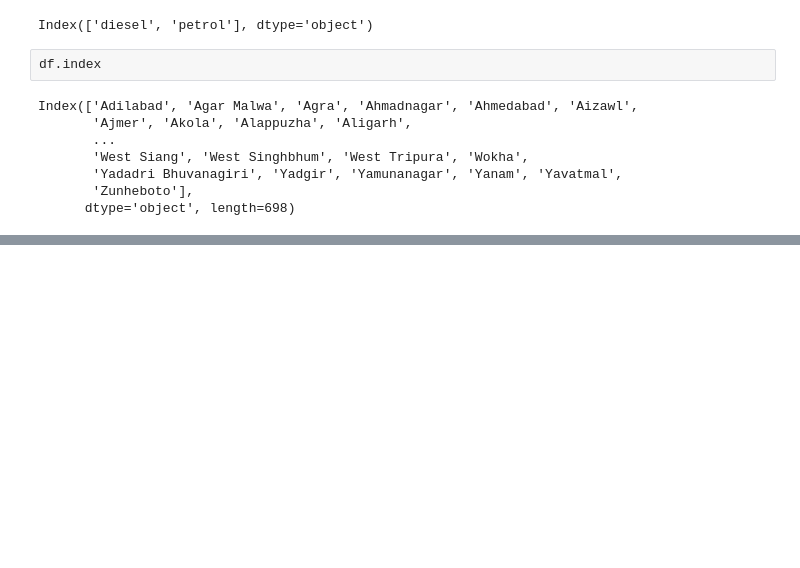
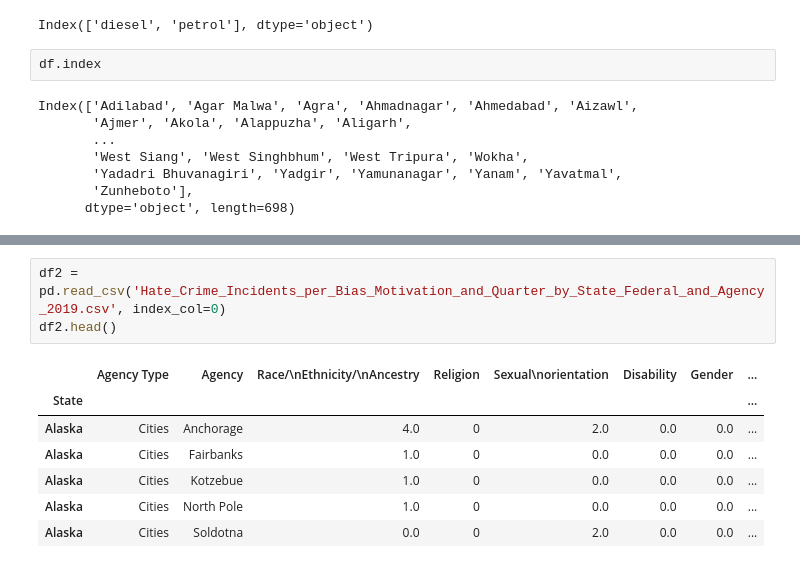
Before and after one commit to BurtonBarnes/Indian_Gas_Prices, a Jupyter notebook: exploration.ipynb, the cells around one changed output, grey strips where cells are left out. Drawn from its saved outputs; the diff is of its cells as text; blank space fills up the shorter version.

```diff
--- a/exploration.ipynb
+++ b/exploration.ipynb
@@ -81,0 +104,11 @@ Index(['Adilabad', 'Agar Malwa', 'Agra', 'Ahmadnagar', 'Ahmedabad', 'Aizawl',
+# %%
+df2 = pd.read_csv('Hate_Crime_Incidents_per_Bias_Motivation_and_Quarter_by_State_Federal_and_Agency_2019.csv', index_col=0)
+df2.head()
+# %% [output]
+|  | Agency Type | Agency | Race/\nEthnicity/\nAncestry | Religion | Sexual\norientation | Disability | Gender | ... |
+| State |  |  |  |  |  |  |  | ... |
+| Alaska | Cities | Anchorage | 4.0 | 0 | 2.0 | 0.0 | 0.0 | ... |
+| Alaska | Cities | Fairbanks | 1.0 | 0 | 0.0 | 0.0 | 0.0 | ... |
+| Alaska | Cities | Kotzebue | 1.0 | 0 | 0.0 | 0.0 | 0.0 | ... |
+| Alaska | Cities | North Pole | 1.0 | 0 | 0.0 | 0.0 | 0.0 | ... |
+| Alaska | Cities | Soldotna | 0.0 | 0 | 2.0 | 0.0 | 0.0 | ... |
```
Also changed, not shown: parts of 2 cells of this notebook.
